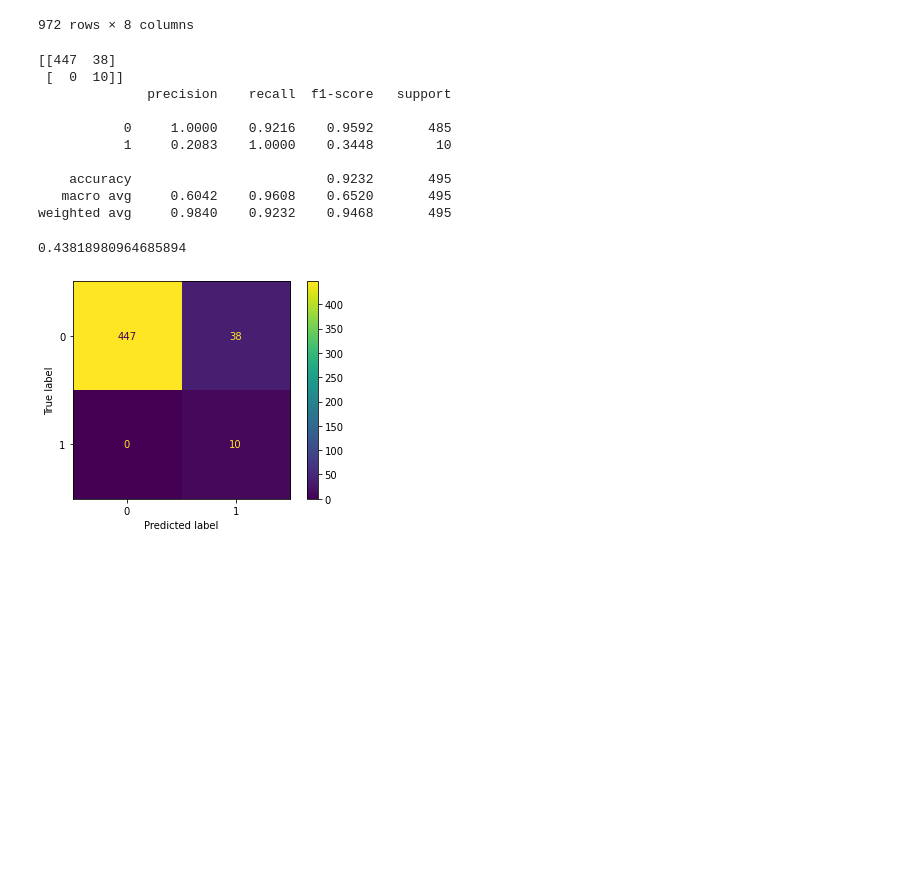
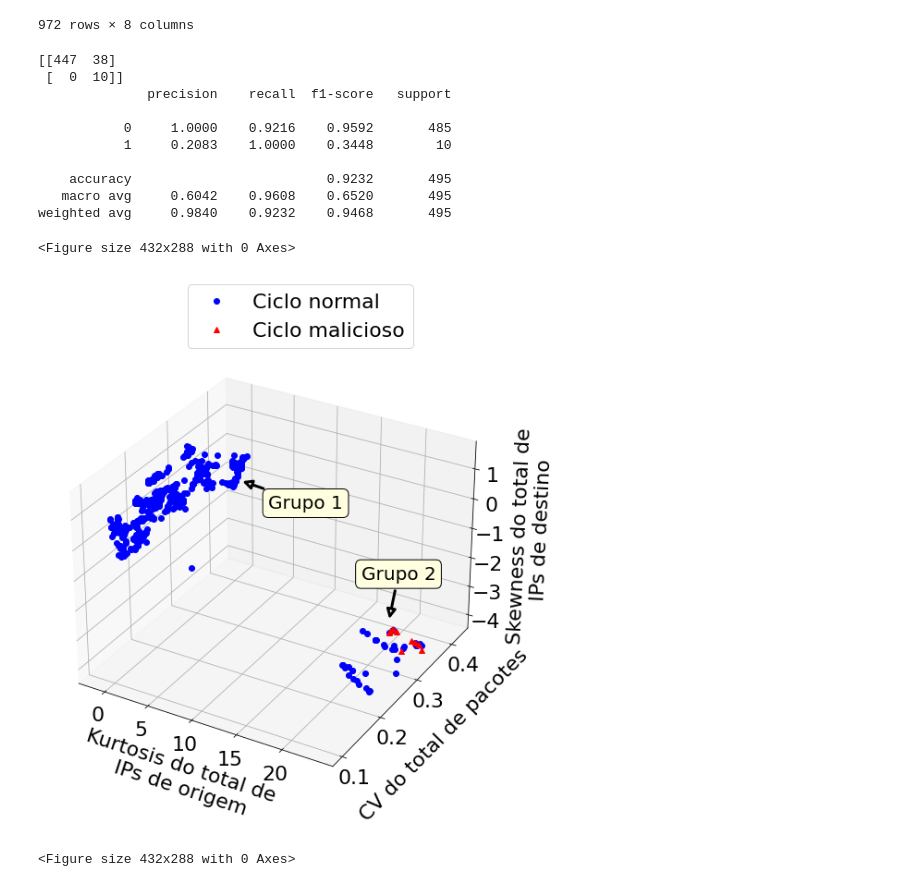
Before and after one commit to andersonneira/tese_resultados, a Jupyter notebook: caso_de_uso_3/experimento_2/code exp 2.ipynb, the cells around one changed output. Saved outputs shown, nothing was run; the diff lists cells and outputs as text; code cells hidden in the pictures; blank space fills up the shorter version.

```diff
--- a/caso_de_uso_3/experimento_2/code exp 2.ipynb
+++ b/caso_de_uso_3/experimento_2/code exp 2.ipynb
@@ -75,11 +75,9 @@ y_real = early_warning['has_bot'][init:limit]
 clustering = KMeans(n_clusters=2, random_state=0).fit(x_train)
 y_test = clustering.labels_
 cm = confusion_matrix(y_real, y_test)
-print(cm)
+disp = ConfusionMatrixDisplay(confusion_matrix=cm)
+print(confusion_matrix(y_real, y_test))
 print(classification_report(y_real, y_test, digits=4))
-disp = ConfusionMatrixDisplay(confusion_matrix=cm)
-disp.plot()
-matthews_corrcoef(y_real, y_test)
 # %% [output]
 [[447  38]
  [  0  10]]
@@ -91,5 +89,53 @@ matthews_corrcoef(y_real, y_test)
     accuracy                         0.9232       495
    macro avg     0.6042    0.9608    0.6520       495
 weighted avg     0.9840    0.9232    0.9468       495
-0.43818980964685894
-[figure, removed]
+# %%
+colunas = ['5_kurt_total_ips_origem', '5_skw_total_ips_destino', '5_coefficient_variation_total_pacotes',
+           'has_bot']
+
+dataframe = early_warning[colunas][init:limit]
+dataframe['y_test'] = y_test
+df1= dataframe.query('has_bot == 0')
+df2= dataframe.query('has_bot == 1')
+
+plt.clf()
+
+fig2 = plt.figure(figsize = (9, 9))
+ax2 = plt.axes(projection ="3d")
+font_size = 22
+ax2.xaxis.set_tick_params(labelsize=font_size)
+ax2.yaxis.set_tick_params(labelsize=font_size)
+ax2.zaxis.set_tick_params(labelsize=font_size)
+c = [ "blue" if i == 0 else "red" for i in y_test]
+
+font_size_group = 20
+ax2.annotate3D('Grupo 1', (10, 0.2, 2),
+              xytext=(30, -30),
+              fontsize = font_size_group,
+              textcoords='offset points',
+              bbox=dict(boxstyle="round", fc="lightyellow"),
+              arrowprops=dict(arrowstyle="-|>", ec='black', fc='white', lw=3))
+
+ax2.annotate3D('Grupo 2', (30, 0.1, 0.4),
+              xytext=(-30, 45),
+              fontsize = font_size_group,
+              textcoords='offset points',
+              bbox=dict(boxstyle="round", fc="lightyellow"),
+              arrowprops=dict(arrowstyle="-|>", ec='black', fc='white', lw=3))
+
+ax2.set_xlabel('\n\nKurtosis do total de \n IPs de origem', fontsize=font_size)
+ax2.set_ylabel( '\n\nCV do total de pacotes', fontsize=font_size)
+ax2.set_zlabel('\n\nSkewness do total de \n IPs de destino', fontsize=font_size)
+
+font_size_group = 20
+
+ax2.plot(df1[colunas[0]], df1[colunas[2]],df1[colunas[1]] , "o", label="Ciclo normal", c='blue')
+ax2.plot(df2[colunas[0]], df2[colunas[2]],df2[colunas[1]] , "^", label="Ciclo malicioso", c='red')
+fig2.legend(loc="upper center",prop={'size': font_size})
+plt.savefig("original.pdf")
+plt.show()
+plt.clf()
+# %% [output]
+<Figure size 432x288 with 0 Axes>
+[figure, added]
+<Figure size 432x288 with 0 Axes>
```
Also changed, not shown: parts of 3 cells of this notebook, 5 other files.
